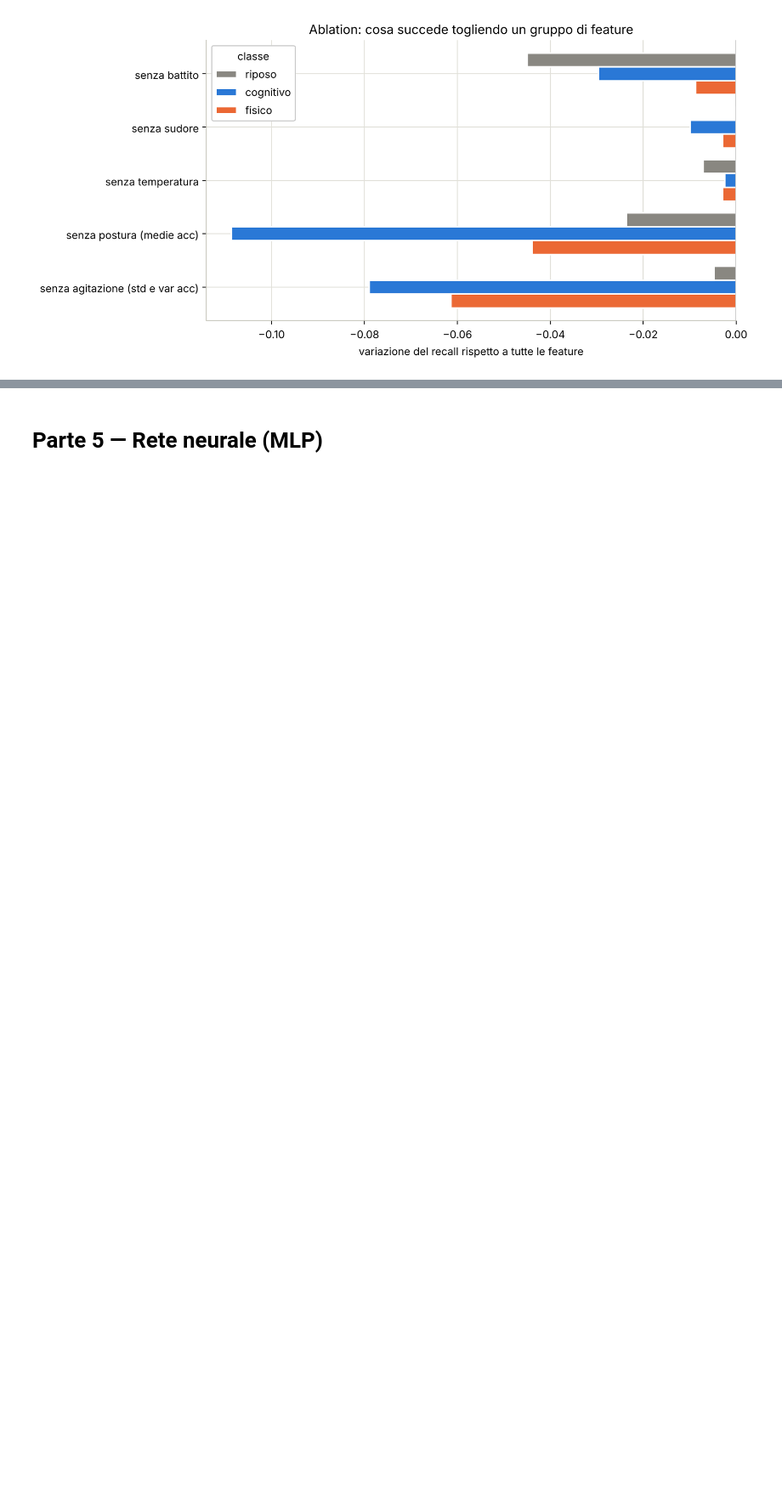
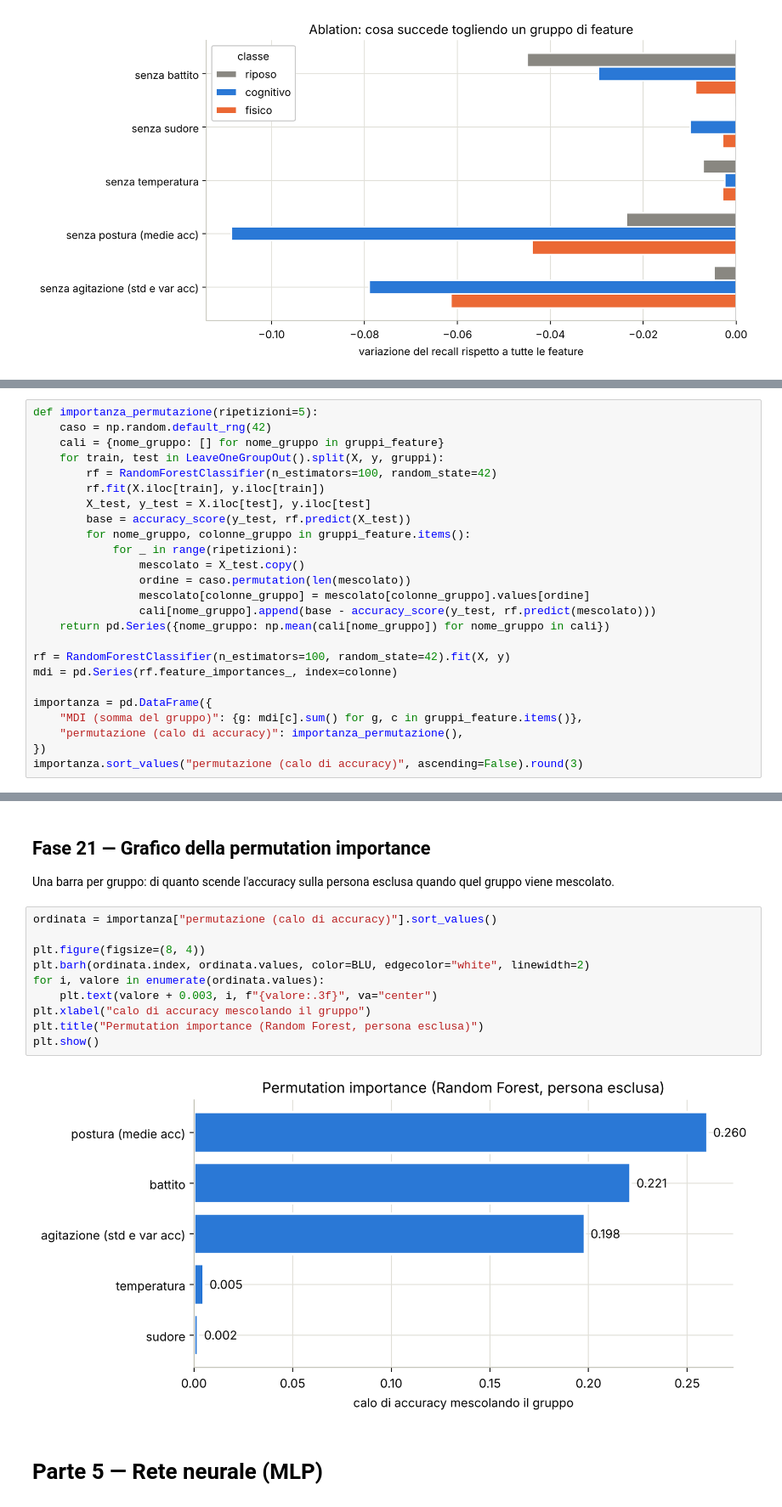
Before and after one commit to lyKaede/vitastress-cofounds, a Jupyter notebook: notebooks/03_ternario.ipynb, the cells around one changed output, grey strips where cells are left out. Shown at 85% size. Cells and saved outputs as stored; diff of their text form; blank space fills up the shorter version.

Commit message:
Notebook 03: permutation importance e differenza con il paper

```diff
--- a/notebooks/03_ternario.ipynb
+++ b/notebooks/03_ternario.ipynb
@@ -435,0 +439,25 @@ plt.show()
+# %%
+def importanza_permutazione(ripetizioni=5):
+    caso = np.random.default_rng(42)
+    cali = {nome_gruppo: [] for nome_gruppo in gruppi_feature}
+    for train, test in LeaveOneGroupOut().split(X, y, gruppi):
+        rf = RandomForestClassifier(n_estimators=100, random_state=42)
+        rf.fit(X.iloc[train], y.iloc[train])
+        X_test, y_test = X.iloc[test], y.iloc[test]
+        base = accuracy_score(y_test, rf.predict(X_test))
+        for nome_gruppo, colonne_gruppo in gruppi_feature.items():
+            for _ in range(ripetizioni):
+                mescolato = X_test.copy()
+                ordine = caso.permutation(len(mescolato))
+                mescolato[colonne_gruppo] = mescolato[colonne_gruppo].values[ordine]
+                cali[nome_gruppo].append(base - accuracy_score(y_test, rf.predict(mescolato)))
+    return pd.Series({nome_gruppo: np.mean(cali[nome_gruppo]) for nome_gruppo in cali})
+
+rf = RandomForestClassifier(n_estimators=100, random_state=42).fit(X, y)
+mdi = pd.Series(rf.feature_importances_, index=colonne)
+
+importanza = pd.DataFrame({
+    "MDI (somma del gruppo)": {g: mdi[c].sum() for g, c in gruppi_feature.items()},
+    "permutazione (calo di accuracy)": importanza_permutazione(),
+})
+importanza.sort_values("permutazione (calo di accuracy)", ascending=False).round(3)
@@ -436,3 +471,18 @@ plt.show()
+# %% [markdown]
+## Fase 21 — Grafico della permutation importance
+Una barra per gruppo: di quanto scende l'accuracy sulla persona esclusa quando quel gruppo viene mescolato.
+# %%
+ordinata = importanza["permutazione (calo di accuracy)"].sort_values()
+
+plt.figure(figsize=(8, 4))
+plt.barh(ordinata.index, ordinata.values, color=BLU, edgecolor="white", linewidth=2)
+for i, valore in enumerate(ordinata.values):
+    plt.text(valore + 0.003, i, f"{valore:.3f}", va="center")
+plt.xlabel("calo di accuracy mescolando il gruppo")
+plt.title("Permutation importance (Random Forest, persona esclusa)")
+plt.show()
+# %% [output]
+[figure, added]
 # %% [markdown]
 # Parte 5 — Rete neurale (MLP)
 # %% [markdown]
```
Also changed, not shown: parts of 14 cells of this notebook, 7 other files.
